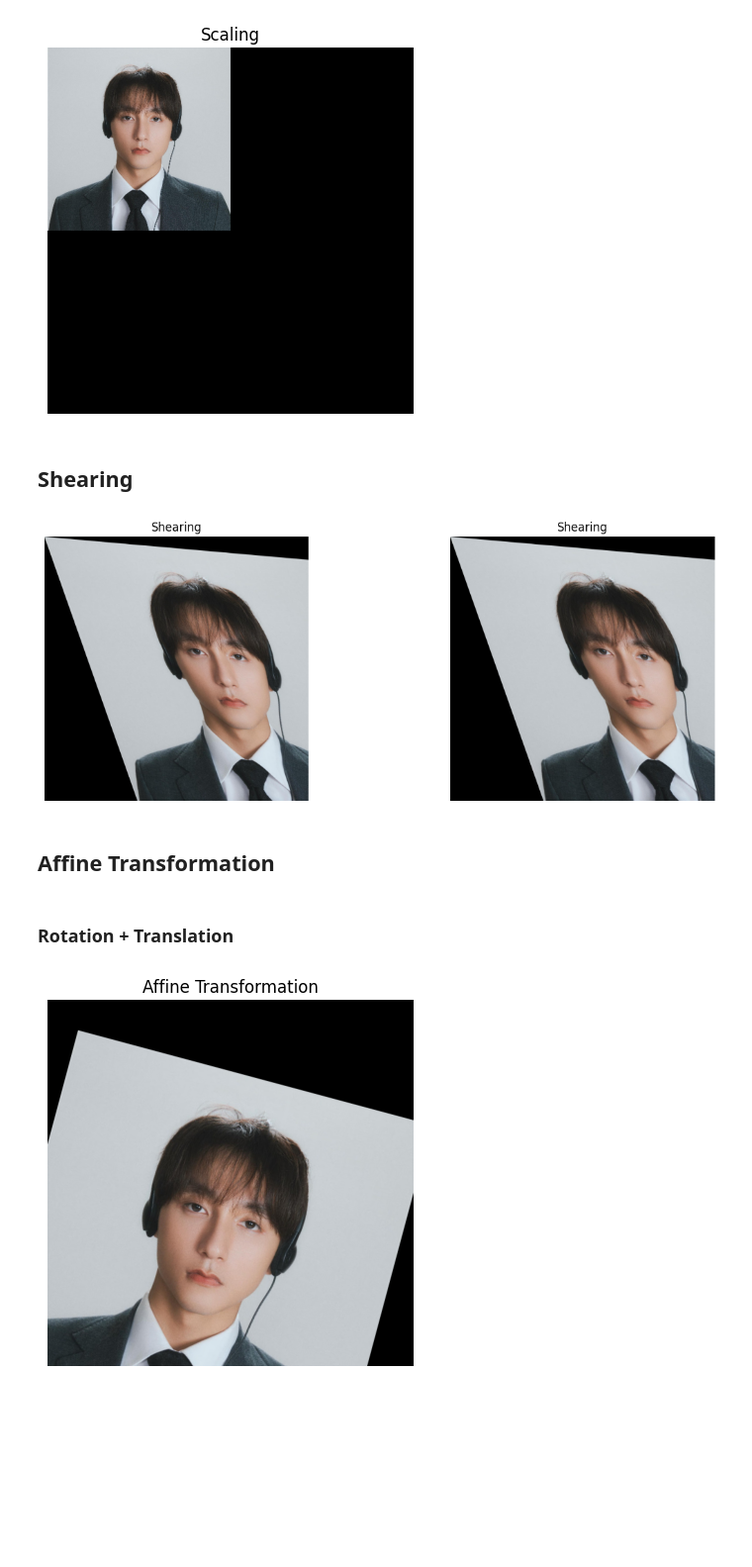
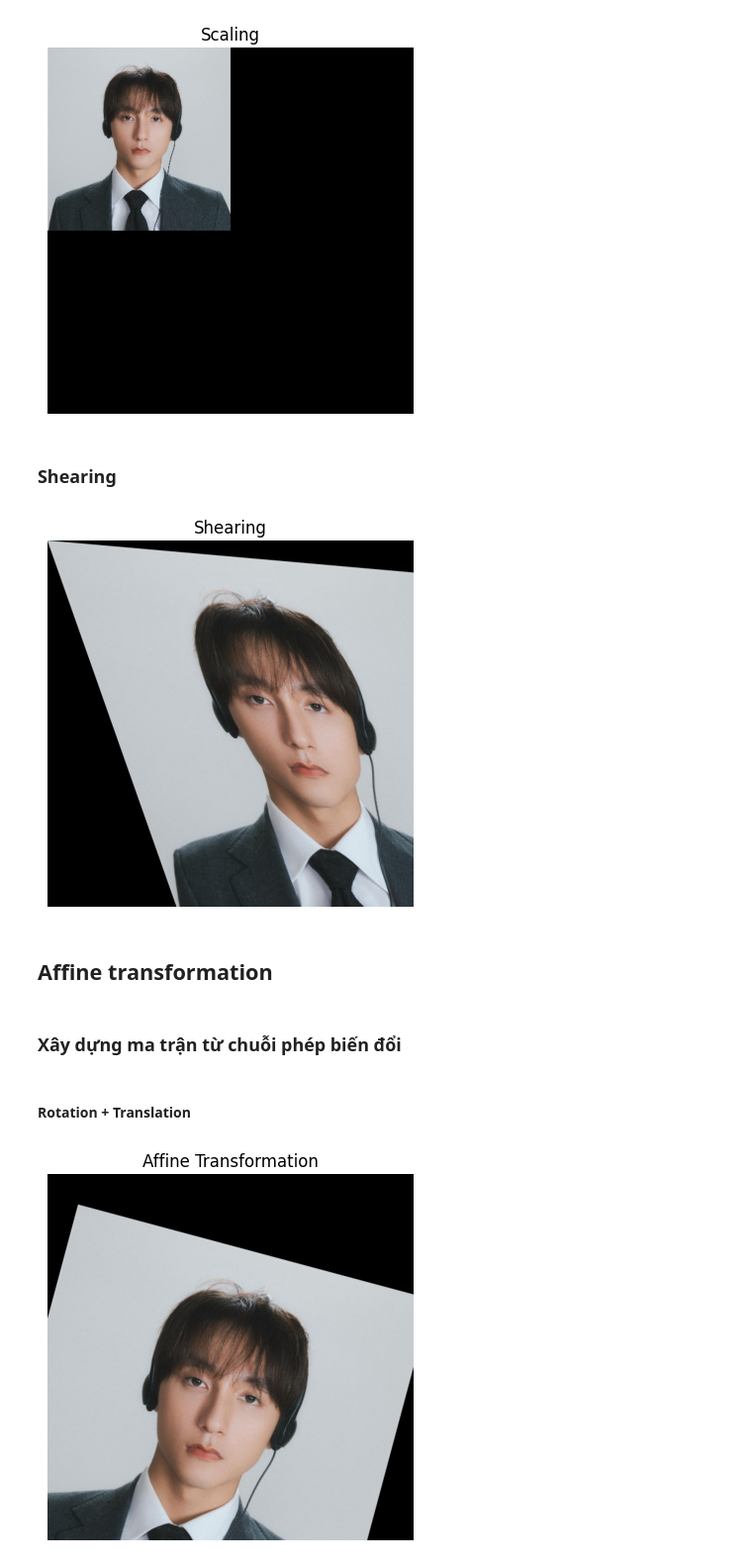
Before and after one commit to CaPPok/CV_Project_2, a Jupyter notebook: SourceCode/module2.ipynb, the cells around one changed output. Shown at 99% size. Saved outputs shown, nothing was run; the diff lists cells and outputs as text; code cells hidden in the pictures; blank space fills up the shorter version.

```diff
--- a/SourceCode/module2.ipynb
+++ b/SourceCode/module2.ipynb
@@ -74,35 +76,27 @@ show_plt("Scaling", scaled_img)
 # %% [output]
 [figure]
 # %% [markdown]
-## Shearing
+### Shearing
 # %%
 theta_x = np.deg2rad(70)
 theta_y = np.deg2rad(85)
 
 sheared_matrix = np.array([
     [1, 1/np.tan(theta_x), 0],
     [1/np.tan(theta_y), 1 + 1/(np.tan(theta_x)*np.tan(theta_y)), 0]
 ], dtype=np.float32)
 
-sheared_matrix2 = np.array([
-    [1, 0.36397, 0],
-    [0.0875, 1 + 0.0872*0.36397, 0]
-], dtype=np.float32)
+sheared_img = cv2.warpAffine(img, sheared_matrix, (w, h))
 
-sheared_img = cv2.warpAffine(img, sheared_matrix, (w, h))
-sheared_img2 = cv2.warpAffine(img, sheared_matrix2, (w, h))
-
-plt.figure(figsize=(14,5))
-plt.subplot(1,2,1)
 show_plt("Shearing", sheared_img)
-plt.subplot(1,2,2)
-show_plt("Shearing", sheared_img2)
 # %% [output]
-[figure, old version]
+[figure, new version]
-# %% [markdown]
-## Affine Transformation
+# %% [markdown]
+## Affine transformation
+# %% [markdown]
+### Xây dựng ma trận từ chuỗi phép biến đổi
 # %% [markdown]
-### Rotation + Translation
+#### Rotation + Translation
 # %%
 theta = np.deg2rad(15)
 tx, ty = 50, 50
```
Also changed, not shown: parts of 13 cells of this notebook, 1 other file.
